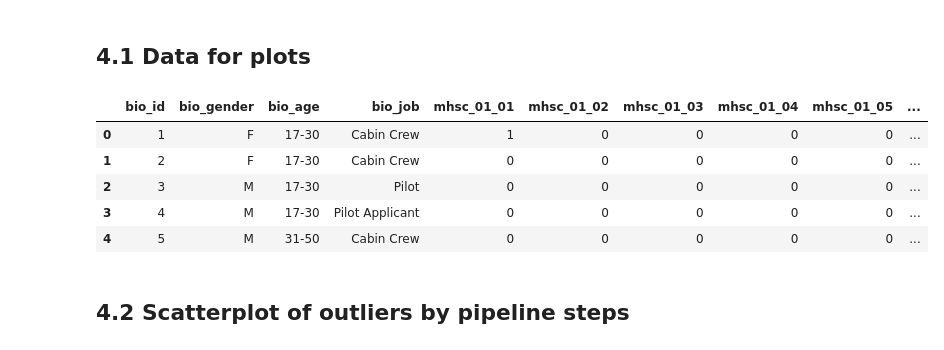
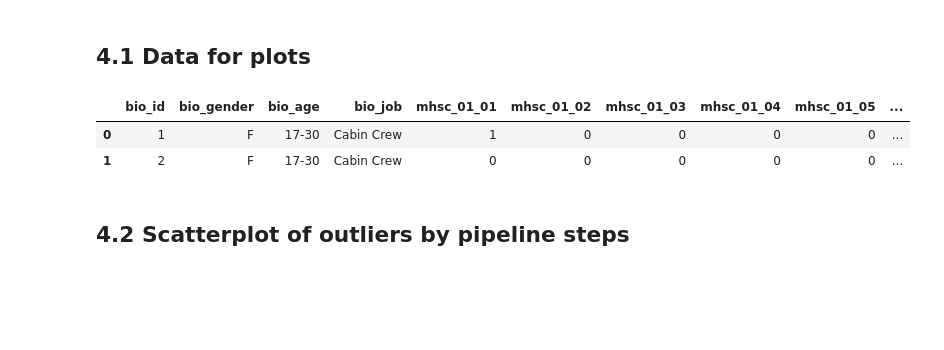
Before and after one commit to alkaest2002/mhsc, a Jupyter notebook: analysis/analysis.ipynb, the cells around one changed output. Cells and saved outputs as stored; diff of their text form; code cells hidden in the pictures; blank space fills up the shorter version.

```diff
--- a/analysis/analysis.ipynb
+++ b/analysis/analysis.ipynb
@@ -504,29 +505,26 @@ X_parts = MinMaxScaler().fit_transform(X_parts)
 # %%
 # init pip steps
 min_max = MinMaxScaler()
 svd = TruncatedSVD()
 
 # define pipe
 pipe = Pipeline(steps=[("min_max", min_max),('svd', svd)])
 
 # add truncated SVD factors
 data = pd.concat([
     df.reset_index(drop=False),
     pd.DataFrame(pipe.fit_transform(df.filter(regex="mhsc_\d")))
 ], axis=1)
 
 # rename columns
 data.columns = [*data.columns[:-2], "f1", "f2"]
 
 # show df
-data.head()
+data.head(2)
 # %% [output]
 |  | bio_id | bio_gender | bio_age | bio_job | mhsc_01_01 | mhsc_01_02 | mhsc_01_03 | mhsc_01_04 | mhsc_01_05 | ... |
 | 0 | 1 | F | 17-30 | Cabin Crew | 1 | 0 | 0 | 0 | 0 | ... |
 | 1 | 2 | F | 17-30 | Cabin Crew | 0 | 0 | 0 | 0 | 0 | ... |
-| 2 | 3 | M | 17-30 | Pilot | 0 | 0 | 0 | 0 | 0 | ... |
-| 3 | 4 | M | 17-30 | Pilot Applicant | 0 | 0 | 0 | 0 | 0 | ... |
-| 4 | 5 | M | 31-50 | Cabin Crew | 0 | 0 | 0 | 0 | 0 | ... |
 # %% [markdown]
 ## 4.2 Scatterplot of outliers by pipeline steps
 # %%
```
Also changed, not shown: parts of 2 cells of this notebook, 2 other files.
